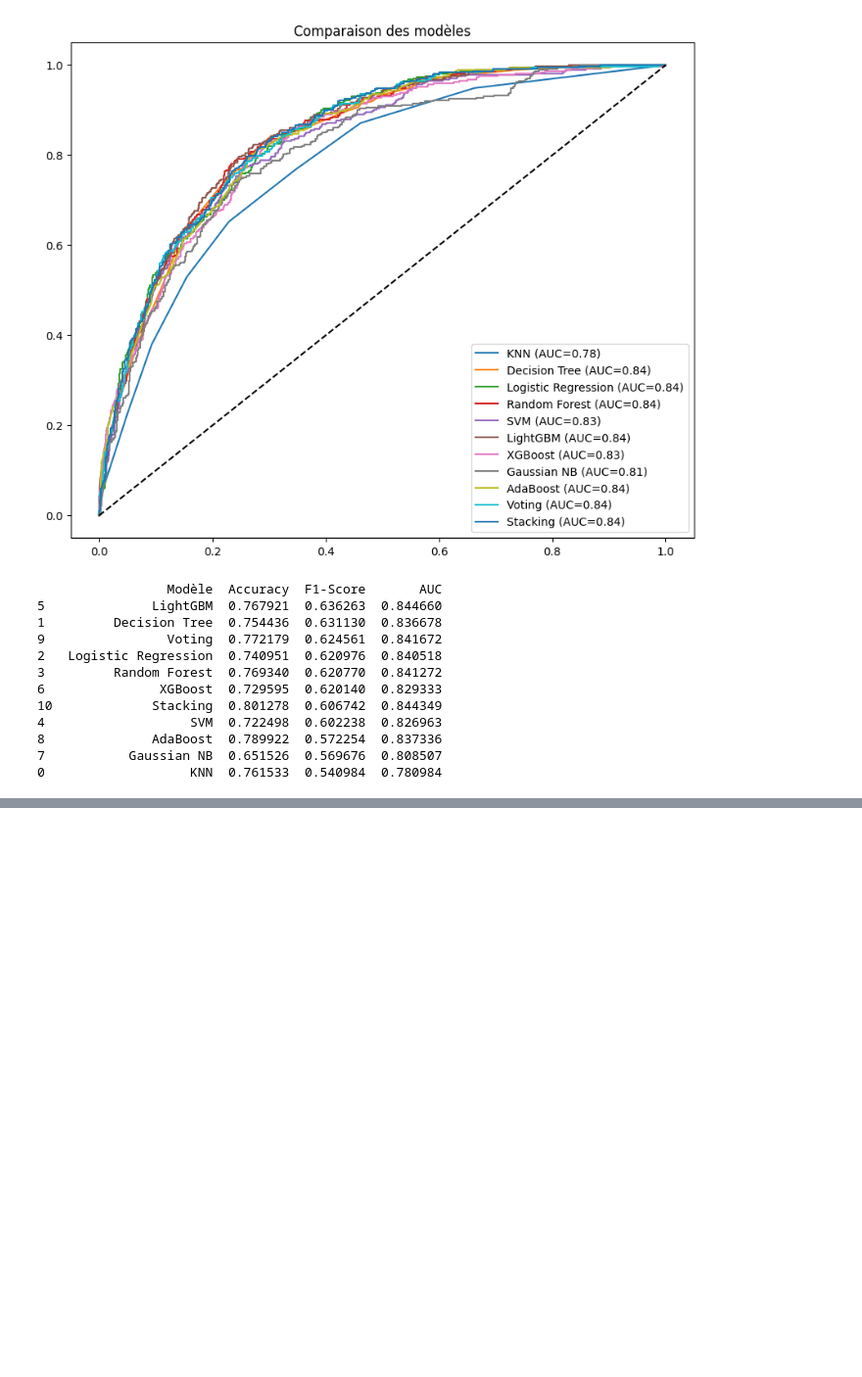
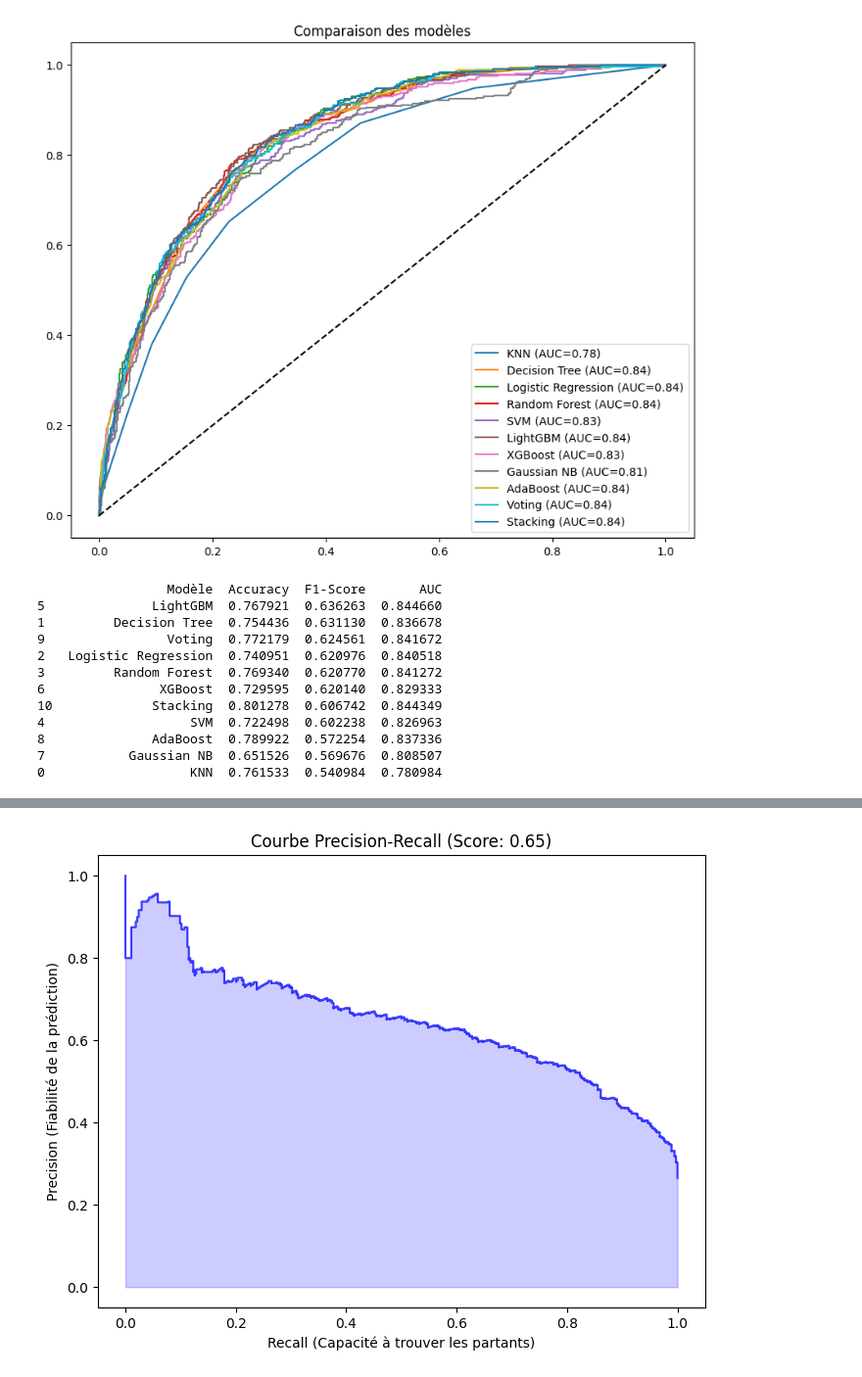
Before and after one commit to Bapt1st3/Telco_Customer_Prediction, a Jupyter notebook: classification.ipynb, the cells around one changed output, grey strips where cells are left out. Shown at 98% size. Cells and saved outputs as stored; diff of their text form; code cells hidden in the pictures; blank space fills up the shorter version.

```diff
--- a/classification.ipynb
+++ b/classification.ipynb
@@ -295,0 +320,16 @@ print(df_perf)
+# %%
+from sklearn.metrics import precision_recall_curve, average_precision_score
+
+y_prob = best_model.predict_proba(X_test)[:, 1]
+precision, recall, _ = precision_recall_curve(y_test, y_prob)
+avg_p = average_precision_score(y_test, y_prob)
+
+plt.figure(figsize=(8, 6))
+plt.step(recall, precision, where='post', color='b', alpha=0.7)
+plt.fill_between(recall, precision, step='post', alpha=0.2, color='b')
+plt.xlabel('Recall (Capacité à trouver les partants)')
+plt.ylabel('Precision (Fiabilité de la prédiction)')
+plt.title(f'Courbe Precision-Recall (Score: {avg_p:.2f})')
+plt.show()
+# %% [output]
+[figure, added]
```
Also changed, not shown: parts of 3 cells of this notebook.
